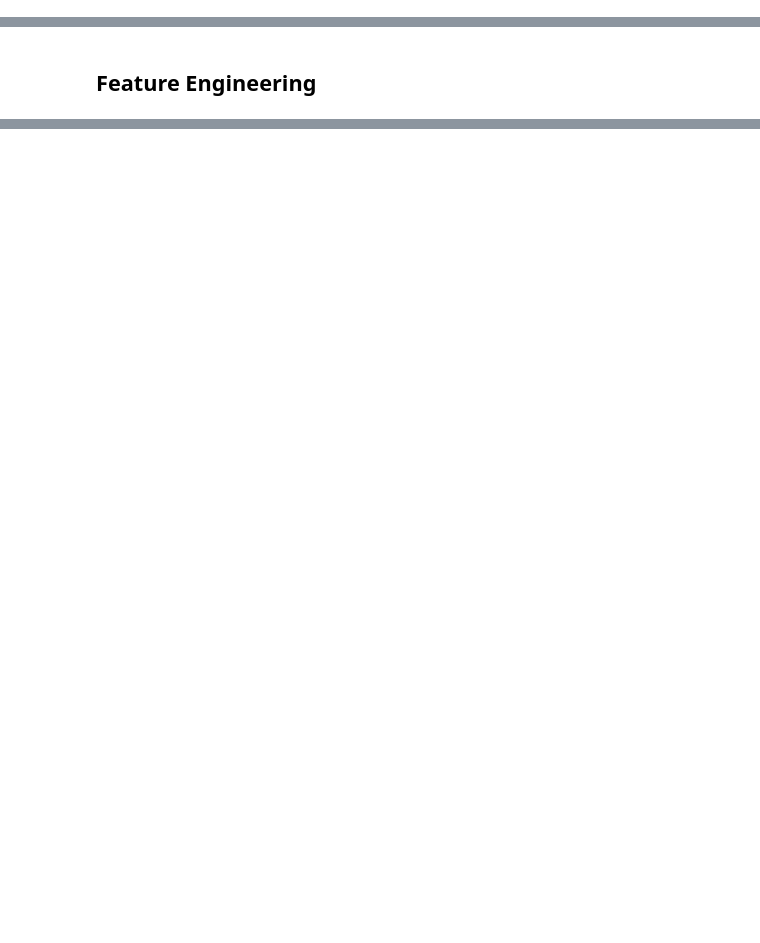
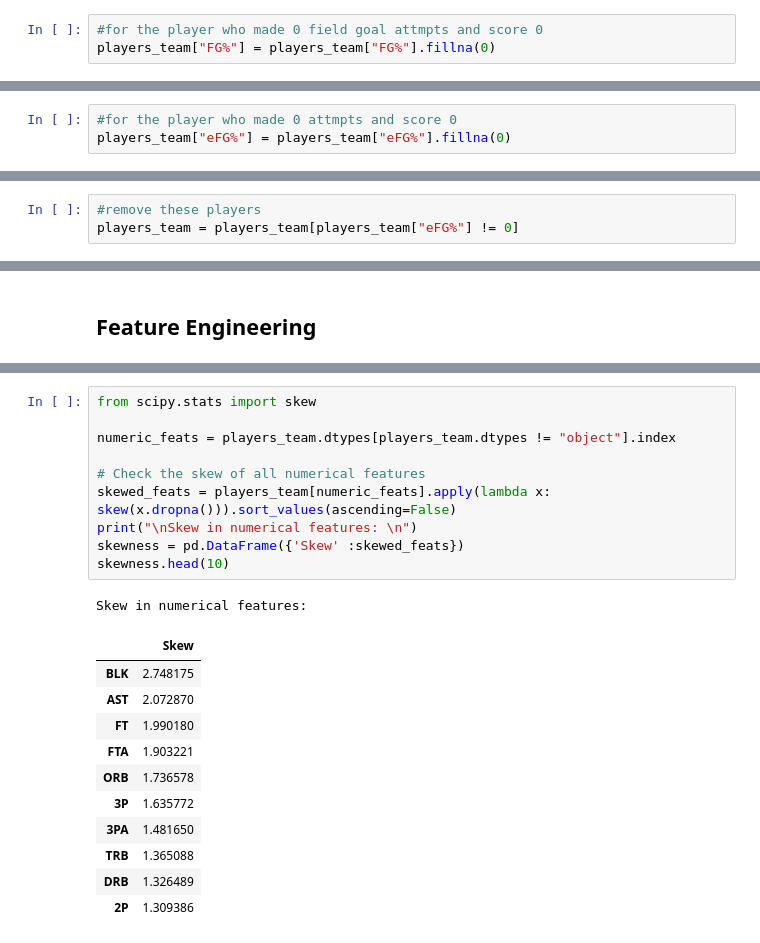
Before and after one commit to claykindiger/DSCI303FinalProject, a Jupyter notebook: Exercise4ForProject.ipynb, the cells around one changed output, grey strips where cells are left out. Saved outputs shown, nothing was run; the diff lists cells and outputs as text; blank space fills up the shorter version.

```diff
--- a/Exercise4ForProject.ipynb
+++ b/Exercise4ForProject.ipynb
@@ -410,0 +449,3 @@ There is 0 strongly correlated values with DPOY:
+# %%
+#for the player who made 0 field goal attmpts and score 0
+players_team["FG%"] = players_team["FG%"].fillna(0)
@@ -410,0 +454,3 @@ There is 0 strongly correlated values with DPOY:
+# %%
+#for the player who made 0 attmpts and score 0
+players_team["eFG%"] = players_team["eFG%"].fillna(0)
@@ -410,0 +467,3 @@ There is 0 strongly correlated values with DPOY:
+# %%
+#remove these players
+players_team = players_team[players_team["eFG%"] != 0]
@@ -412,0 +486,23 @@ There is 0 strongly correlated values with DPOY:
+# %%
+from scipy.stats import skew
+
+numeric_feats = players_team.dtypes[players_team.dtypes != "object"].index
+
+# Check the skew of all numerical features
+skewed_feats = players_team[numeric_feats].apply(lambda x: skew(x.dropna())).sort_values(ascending=False)
+print("\nSkew in numerical features: \n")
+skewness = pd.DataFrame({'Skew' :skewed_feats})
+skewness.head(10)
+# %% [output]
+Skew in numerical features:
+|  | Skew |
+| BLK | 2.748175 |
+| AST | 2.072870 |
+| FT | 1.990180 |
+| FTA | 1.903221 |
+| ORB | 1.736578 |
+| 3P | 1.635772 |
+| 3PA | 1.481650 |
+| TRB | 1.365088 |
+| DRB | 1.326489 |
+| 2P | 1.309386 |
```
Also changed, not shown: parts of 21 cells of this notebook.
